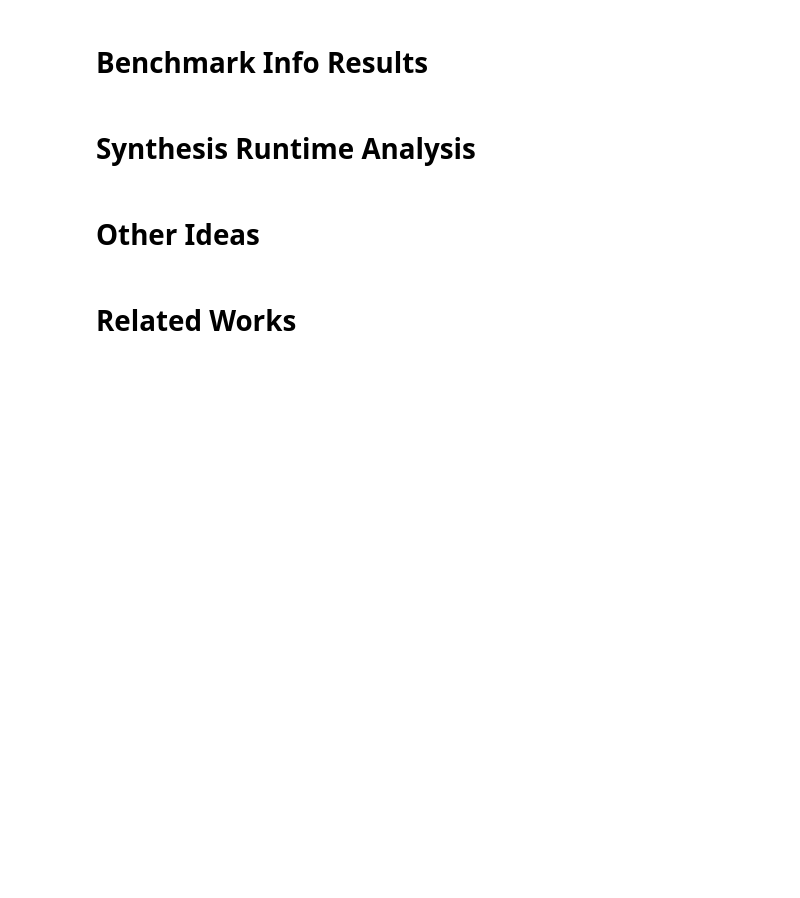
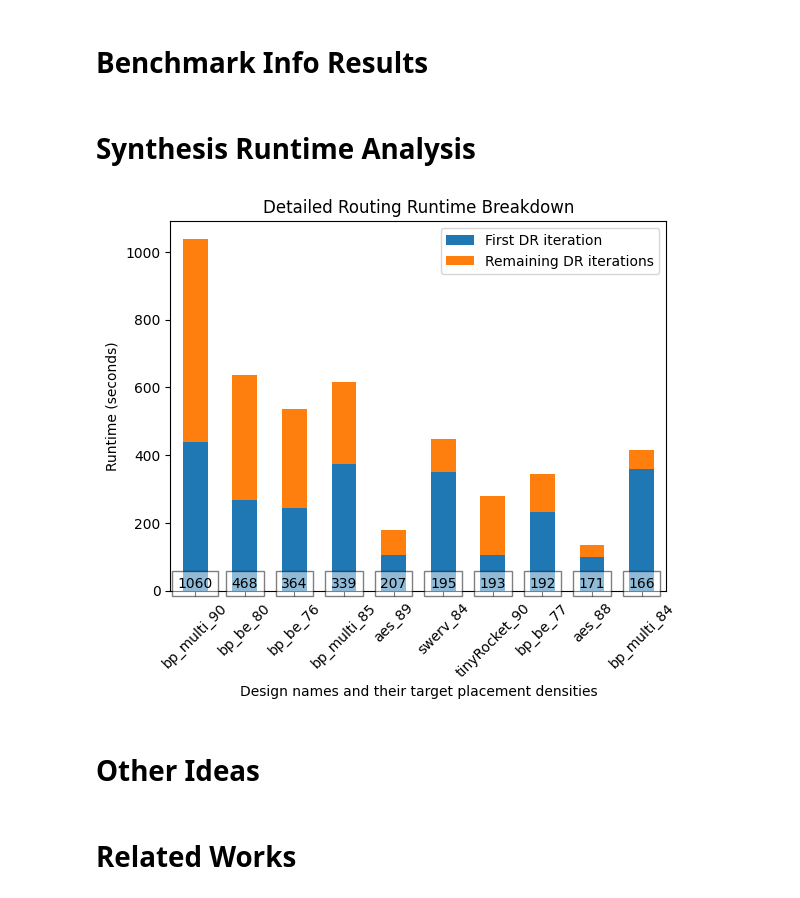
Before and after one commit to sheiny/Predictor, a Jupyter notebook: dataPlot.ipynb, the cells around one changed output. Saved outputs shown, nothing was run; the diff lists cells and outputs as text; code cells hidden in the pictures; blank space fills up the shorter version.

```diff
--- a/dataPlot.ipynb
+++ b/dataPlot.ipynb
@@ -423,36 +448,49 @@ benchmarkDfInfo
 # Synthesis Runtime Analysis
 # %%
 # Bar plot Routing Runtime Break Down
+normalize = False
 numCircuits = 10
 dfRuntime = df[0:numCircuits].copy()
-designs = dfRuntime['Design']
-idx = ['B'+str(x+1) for x in range(numCircuits)]
+idx = [dfRuntime.loc[x, 'Design']+'_'+str(dfRuntime.loc[x, 'Density']) for x in range(numCircuits)]
 dfRuntime['RuntimeDR'] = dfRuntime['RuntimeIDR'] + dfRuntime['RuntimeFDR']
 dfRuntime['Benchmark'] = idx
 dfRuntime = dfRuntime.set_index('Benchmark')
 
-# dfRuntime['RuntimeGR'] = dfRuntime['RuntimeGR']/dfRuntime['RuntimeGR']
-# dfRuntime['RuntimeIDR'] = dfRuntime['RuntimeIDR']/dfRuntime['RuntimeGR']
-# dfRuntime['RuntimeFDR'] = dfRuntime['RuntimeFDR']/dfRuntime['RuntimeGR']
+
+
+if normalize:
+  dfRuntime['TotalRuntime'] = dfRuntime['RuntimeIDR']+dfRuntime['RuntimeFDR']
+  dfRuntime['RuntimeIDR'] = dfRuntime['RuntimeIDR']/dfRuntime['TotalRuntime']
+  dfRuntime['RuntimeFDR'] = dfRuntime['RuntimeFDR']/dfRuntime['TotalRuntime']
 
 fig, ax = plt.subplots()
-dfRuntime[['RuntimeGR']].plot.bar(width=0.25, position=1, ax=ax, color='#9673A6')
-dfRuntime[['RuntimeIDR', 'RuntimeFDR']].plot.bar(width=0.25, position=0, stacked=True, ax=ax, color=['#6C8EBF','#82B366'])
-ax.set_ylabel("Runtime (seconds)")
-ax.set_xlabel("Benchmarks")
+dfRuntime[['RuntimeIDR', 'RuntimeFDR']].plot(kind='bar', stacked=True, ax=ax)
+drvs = dfRuntime['IDRVShort']
 
-# bars = ax.patches
-# patterns =('/', '*', 'O')
-# hatches = [p for p in patterns for i in range(numCircuits)]
-# for bar, hatch in zip(bars, hatches):
-#   bar.set_hatch(hatch)
+for i in range(numCircuits):
+  bar = ax.patches[i]
+  x = bar.get_x() + bar.get_width() / 2
+  y = bar.get_height()
+  # Place the text at the top of the bar segment
+  ax.text(x, 0, f'{int(drvs[i])}', ha='center', va='bottom', bbox=dict(facecolor='white', alpha=0.5))
 
-ax.set_title('Routing Runtime Breakdown')
-ax.legend(['Global Routing', 'Detailed Routing (first iter.)', 'Detailed Routing (remainder iters.)']);
-plt.show()
-# plt.savefig('RoutingRuntime.pdf')
-# plt.savefig('RoutingRuntime.png', dpi=500, bbox_inches="tight")
-# dfRuntime[['Design', 'Density', 'IDRVShort']].to_csv('benchmarkInfo/RoutingRuntimeBreakdown.csv')
+ylabel = "Normalized Runtime %" if normalize else "Runtime (seconds)"
+ax.set_ylabel(ylabel)
+
+ax.set_xlabel("Design names and their target placement densities")
+plt.xticks(rotation=45)
+
+if normalize:
+  plt.ylim(top=ax.get_ylim()[1] * 1.14)
+  plt.yticks([x*2/10 for x in range(6)], [x*20 for x in range(6)])
+
+ax.set_title('Detailed Routing Runtime Breakdown')
+ax.legend(['First DR iteration', 'Remaining DR iterations'], loc='upper right')
+# plt.show()
+name = "Norm" if normalize else ""
+plt.savefig('3-RoutingRuntimeBreakdown'+name+'.pdf', bbox_inches="tight")
+# %% [output]
+[figure, added]
 # %%
 runtimesStacked = {'Global Routing (max)':4.3,
                    'Global Routing (avg)':2.1,
```
Also changed, not shown: parts of 7 cells of this notebook, 1 other file.
